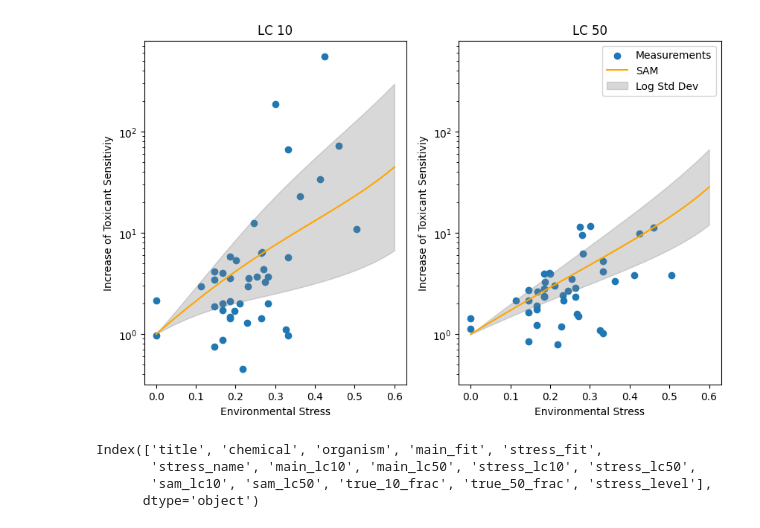
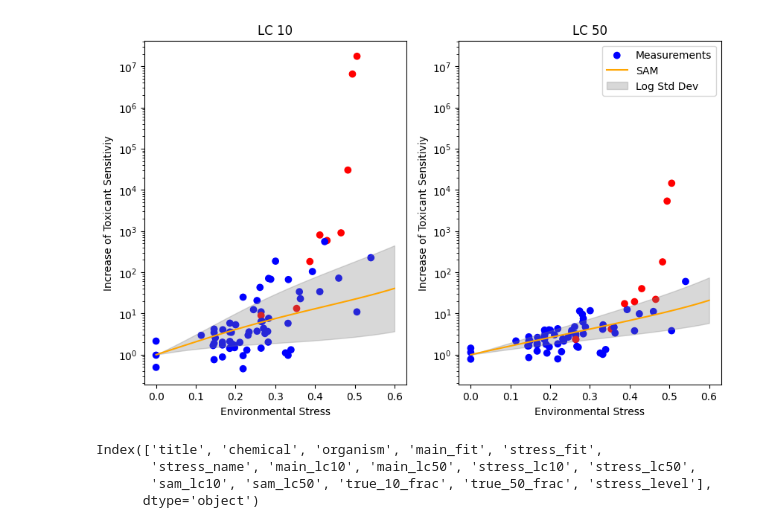
Before and after one commit to ffhammer/sam, a Jupyter notebook: scripts/diff_graphic.ipynb, the cells around one changed output. Drawn from its saved outputs; the diff is of its cells as text; code cells hidden in the pictures.

```diff
--- a/scripts/diff_graphic.ipynb
+++ b/scripts/diff_graphic.ipynb
@@ -212,6 +216,7 @@ for path, data, stress_name, stress_series in load_datapoints():
     dfs.append(
         {
             "title": path[:-4],
+            "days" : meta.days,
             "chemical": meta.chemical,
             "organism": meta.organism,
             "main_fit": main_fit,
@@ -223,6 +228,7 @@ for path, data, stress_name, stress_series in load_datapoints():
             "stress_lc50" : lcs.stress_lc50,
             "sam_lc10" : lcs.sam_lc10,
             "sam_lc50" : lcs.sam_lc50,
+            "experiment_name" : data.meta.path.parent.name,
         }
     )
 
@@ -237,0 +432,27 @@ df.head()
+# %%
+cords = np.stack((df.stress_level, np.log10(df["true_10_frac"])), -1)
+cords /= cords.max(0)[None,:]
+
+distances = np.sqrt(np.square(cords[None,:] - cords[:,None]).sum(-1))
+np.fill_diagonal(distances, np.inf)
+groups = []
+done = set()
+
+CUT = 0.03
+
+while sum(map(len,groups)) != len(cords):
+    new_group = []
+
+    for i, dist in enumerate(distances):
+        if i in done:
+            continue
+
+        if new_group and any(dist[j] < CUT for j in new_group):
+            m = min([dist[j] < CUT for j in new_group])
+            continue
+
+        new_group.append(i)
+        done.add(i)
+    groups.append(new_group)
+
+len(groups)
@@ -279,37 +566,37 @@ x_name = "Environmental Stress"
 
 plt.figure(figsize=(10,6))
 ax1 = plt.subplot(1,2,1)
 plt.title("LC 10")
 
-# color = ["blue" if not i else "red" for i in mask]
+color = ["blue" if not i else "red" for i in mask]
 
-plt.scatter(df.stress_level[~mask], df["true_10_frac"][~mask], label = "Measurements")
+plt.scatter(df.stress_level, df["true_10_frac"], label = "Measurements", color = color)
 
 
 ax1.plot(stresses, mean_curve_10, color='orange', label='SAM')
 ax1.fill_between(stresses, lower_curve_10, upper_curve_10, color='gray', alpha=0.3, label='Log Std Dev')
 
 
 plt.yscale("log")
 plt.xlabel(x_name)
 plt.ylabel(y_name)
 
 plt.subplot(1,2,2, sharey = ax1)
 plt.title("LC 50")
 
-plt.scatter(df.stress_level[~mask], df["true_50_frac"][~mask], label = "Measurements")
+plt.scatter(df.stress_level, df["true_50_frac"], label = "Measurements", color = color)
 
 plt.plot(stresses, mean_curve_50, color='orange', label='SAM')
 plt.fill_between(stresses, lower_curve_50, upper_curve_50, color='gray', alpha=0.3, label='Log Std Dev')
 
 plt.yscale("log")
 plt.xlabel(x_name)
 plt.ylabel(y_name)
 
 plt.legend()
 plt.show()
 # %% [output]
-[figure, old version]
+[figure, new version]
 # %%
 df.columns
 # %% [output]
```
Also changed, not shown: parts of 14 cells of this notebook.
